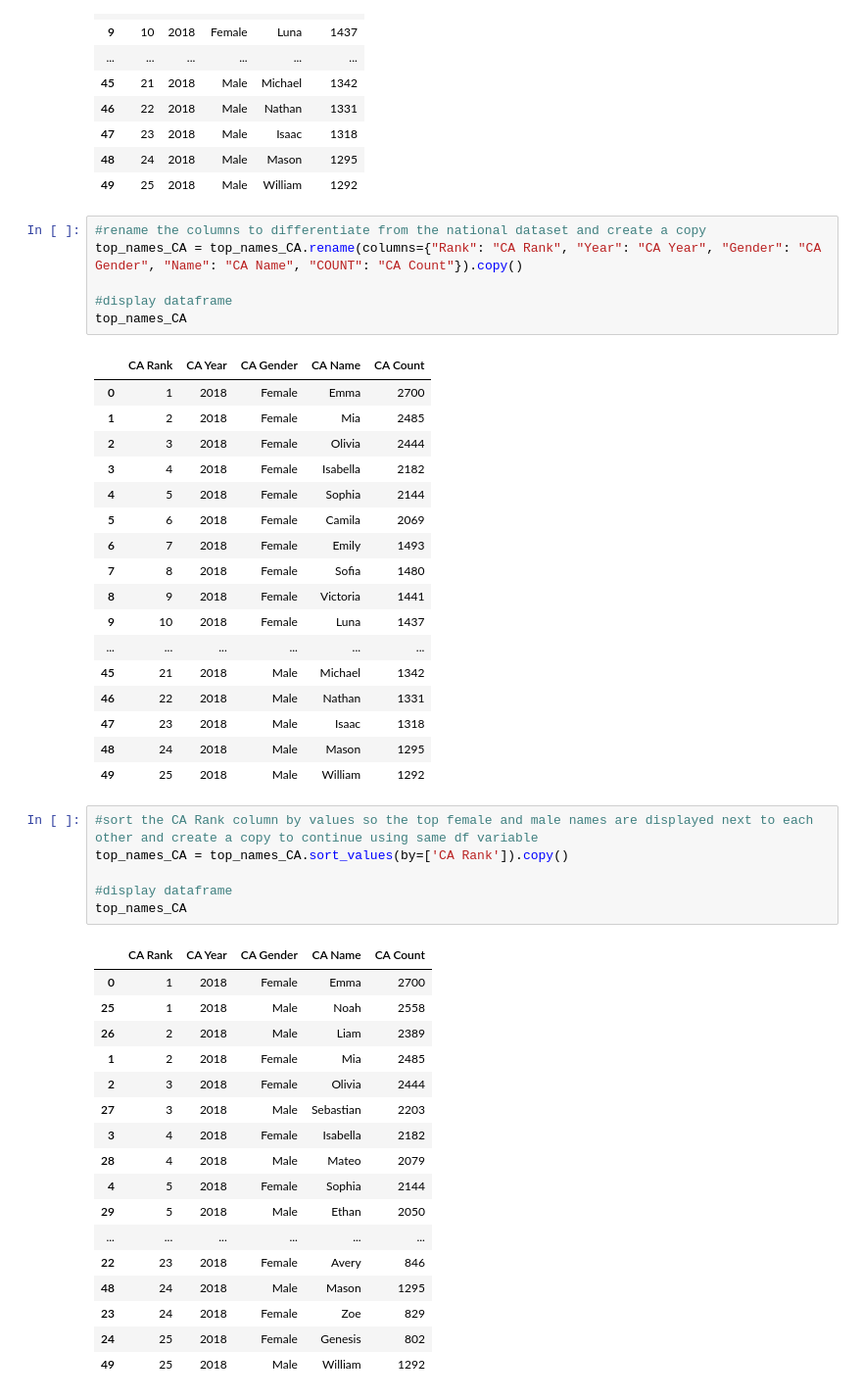
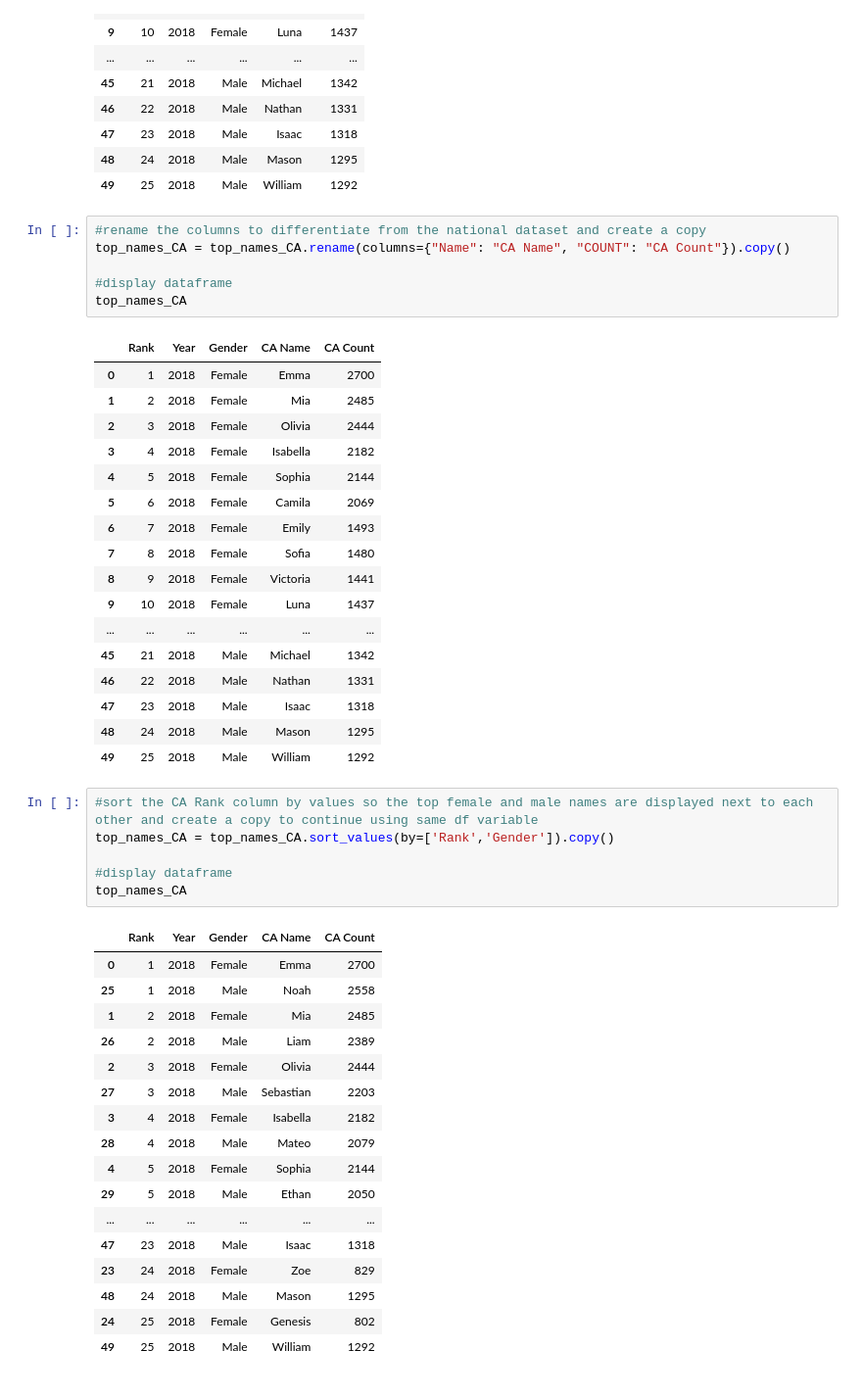
Before and after one commit to teresaflicek/Baby-Names-ETL, a Jupyter notebook: Baby_Names.ipynb, the cells around one changed output. Shown: that part at 98% size. Cells and saved outputs as stored; diff of their text form.

```diff
--- a/Baby_Names.ipynb
+++ b/Baby_Names.ipynb
@@ -153,12 +174,12 @@ See the caveats in the documentation: https://pandas.pydata.org/pandas-docs/stab
 | 49 | 25 | 2018 | Male | William | 1292 |
 # %%
 #rename the columns to differentiate from the national dataset and create a copy
-top_names_CA = top_names_CA.rename(columns={"Rank": "CA Rank", "Year": "CA Year", "Gender": "CA Gender", "Name": "CA Name", "COUNT": "CA Count"}).copy()
+top_names_CA = top_names_CA.rename(columns={"Name": "CA Name", "COUNT": "CA Count"}).copy()
 
 #display dataframe
 top_names_CA
 # %% [output]
-|  | CA Rank | CA Year | CA Gender | CA Name | CA Count |
+|  | Rank | Year | Gender | CA Name | CA Count |
 | 0 | 1 | 2018 | Female | Emma | 2700 |
 | 1 | 2 | 2018 | Female | Mia | 2485 |
 | 2 | 3 | 2018 | Female | Olivia | 2444 |
@@ -177,16 +198,16 @@ top_names_CA
 | 49 | 25 | 2018 | Male | William | 1292 |
 # %%
 #sort the CA Rank column by values so the top female and male names are displayed next to each other and create a copy to continue using same df variable
-top_names_CA = top_names_CA.sort_values(by=['CA Rank']).copy()
+top_names_CA = top_names_CA.sort_values(by=['Rank','Gender']).copy()
 
 #display dataframe
 top_names_CA
 # %% [output]
-|  | CA Rank | CA Year | CA Gender | CA Name | CA Count |
+|  | Rank | Year | Gender | CA Name | CA Count |
 | 0 | 1 | 2018 | Female | Emma | 2700 |
 | 25 | 1 | 2018 | Male | Noah | 2558 |
+| 1 | 2 | 2018 | Female | Mia | 2485 |
 | 26 | 2 | 2018 | Male | Liam | 2389 |
-| 1 | 2 | 2018 | Female | Mia | 2485 |
 | 2 | 3 | 2018 | Female | Olivia | 2444 |
 | 27 | 3 | 2018 | Male | Sebastian | 2203 |
 | 3 | 4 | 2018 | Female | Isabella | 2182 |
@@ -194,9 +215,9 @@ top_names_CA
 | 4 | 5 | 2018 | Female | Sophia | 2144 |
 | 29 | 5 | 2018 | Male | Ethan | 2050 |
 | ... | ... | ... | ... | ... | ... |
-| 22 | 23 | 2018 | Female | Avery | 846 |
+| 47 | 23 | 2018 | Male | Isaac | 1318 |
+| 23 | 24 | 2018 | Female | Zoe | 829 |
 | 48 | 24 | 2018 | Male | Mason | 1295 |
-| 23 | 24 | 2018 | Female | Zoe | 829 |
 | 24 | 25 | 2018 | Female | Genesis | 802 |
 | 49 | 25 | 2018 | Male | William | 1292 |
 # %%
```
Also changed, not shown: parts of 12 cells of this notebook.
